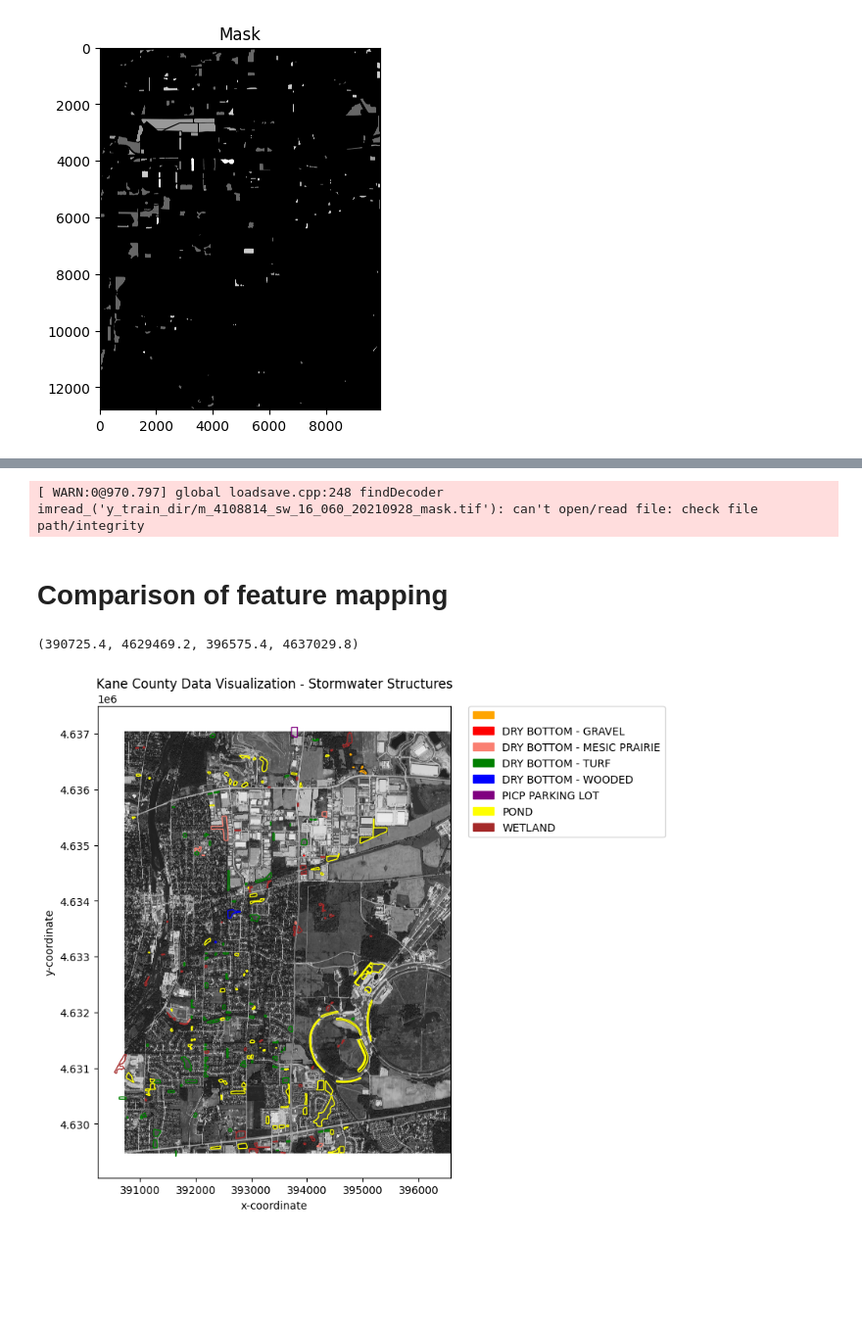
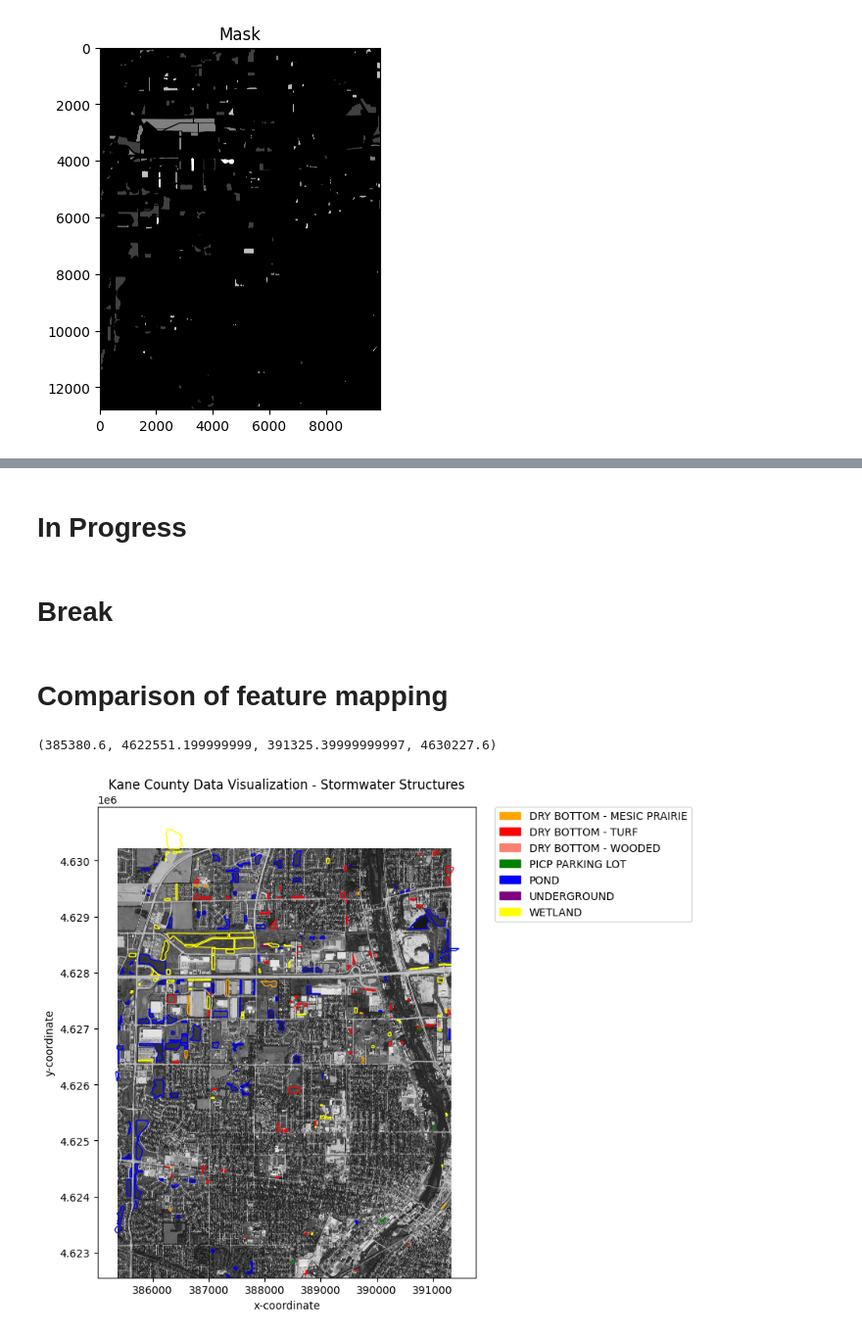
Before and after one commit to dsi-clinic/CMAP, a Jupyter notebook: notebooks/PyTorch.ipynb, the cells around one changed output, grey strips where cells are left out. Shown at 98% size. Drawn from its saved outputs; the diff is of its cells as text; code cells hidden in the pictures; blank space fills up the shorter version.

Commit message:
Implement layered masks of geographic data

```diff
--- a/notebooks/PyTorch.ipynb
+++ b/notebooks/PyTorch.ipynb
@@ -220,4 +242,2 @@ visualize(
-# %%
-cv2.imread("y_train_dir/m_4108814_sw_16_060_20210928_mask.tif", 0)
-# %% [output]
-[ WARN:0@970.797] global loadsave.cpp:248 findDecoder imread_('y_train_dir/m_4108814_sw_16_060_20210928_mask.tif'): can't open/read file: check file path/integrity
+# %% [markdown]
+# In Progress
@@ -223,0 +330,2 @@ cv2.imread("y_train_dir/m_4108814_sw_16_060_20210928_mask.tif", 0)
+# %% [markdown]
+# Break
@@ -229,41 +374,41 @@ import matplotlib.patches as mpatches
 from shapely.geometry import box
 import matplotlib.pyplot as plt
 %matplotlib inline
-fp = "/net/projects/cmap/data/KC-images/m_4108814_ne_16_060_20210928.tif"
+fp = "/net/projects/cmap/data/KC-images/m_4108814_sw_16_060_20210928.tif"
 src = rasterio.open(fp)
 
 kc = gpd.read_file("/net/projects/cmap/data/kane-county-data/KC_StormwaterDataJan2024.gdb.zip", layer="WTR_Countywide_Stormwater_Storage")
 kc = kc.to_crs(src.crs)
 kc["BasinType"].value_counts()
 
 
 
 fig, ax = plt.subplots(figsize=(8, 8))
 rasterio.plot.show((src, 1), ax=ax, cmap="gray")
 
 bbox = box(*src.bounds)
 print(bbox.bounds)
 intersecting_pts = kc.drop(kc[~kc["geometry"].intersects(bbox)].index)
 basin_types = intersecting_pts.groupby("BasinType")
 
 color_map = {}
 patches = []
 colors = ['orange', 'red', 'salmon', 'green', 'blue', 'purple', 'yellow', 'brown', 'pink', 'gray']
 i = 0
 for basin_type, _ in basin_types:
     color_map[basin_type] = colors[i]
     patches.append(mpatches.Patch(color=colors[i], label=basin_type))
     i += 1
 for basin_type, shapes in basin_types:
     shapes.plot(ax=ax, facecolor="none", label=basin_type.lower, edgecolor=color_map[basin_type])
 plt.xlabel("x-coordinate")
 plt.ylabel("y-coordinate")
 plt.title("Kane County Data Visualization - Stormwater Structures")
 plt.legend(handles=patches, bbox_to_anchor=(1.05, 1), loc=2, borderaxespad=0.)
 plt.show()
 # %% [output]
-(390725.4, 4629469.2, 396575.4, 4637029.8)
+(385380.6, 4622551.199999999, 391325.39999999997, 4630227.6)
-[figure, old version]
+[figure, new version]
 # %%
 kc
 # %% [output]
```
Also changed, not shown: parts of 14 cells of this notebook.
